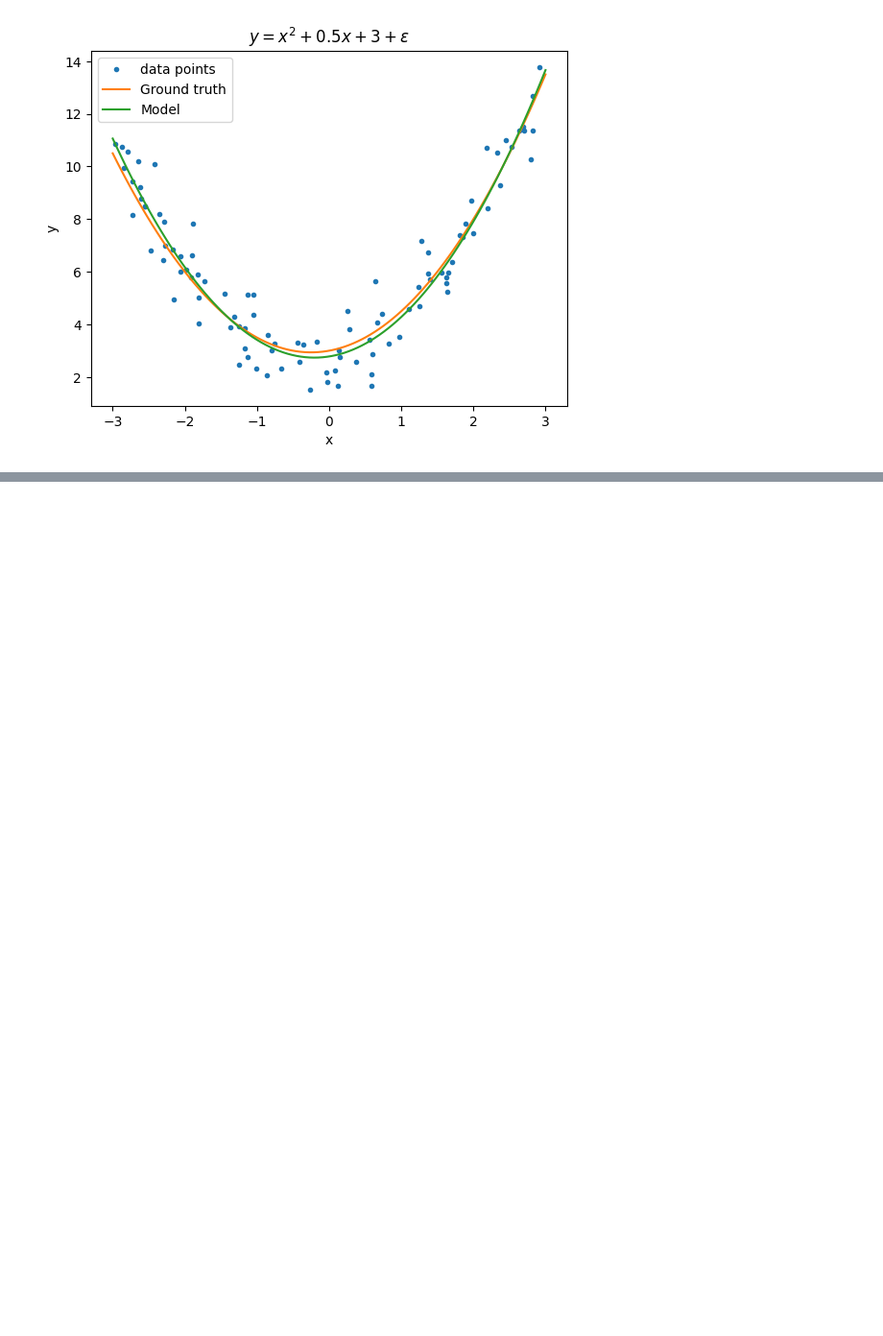
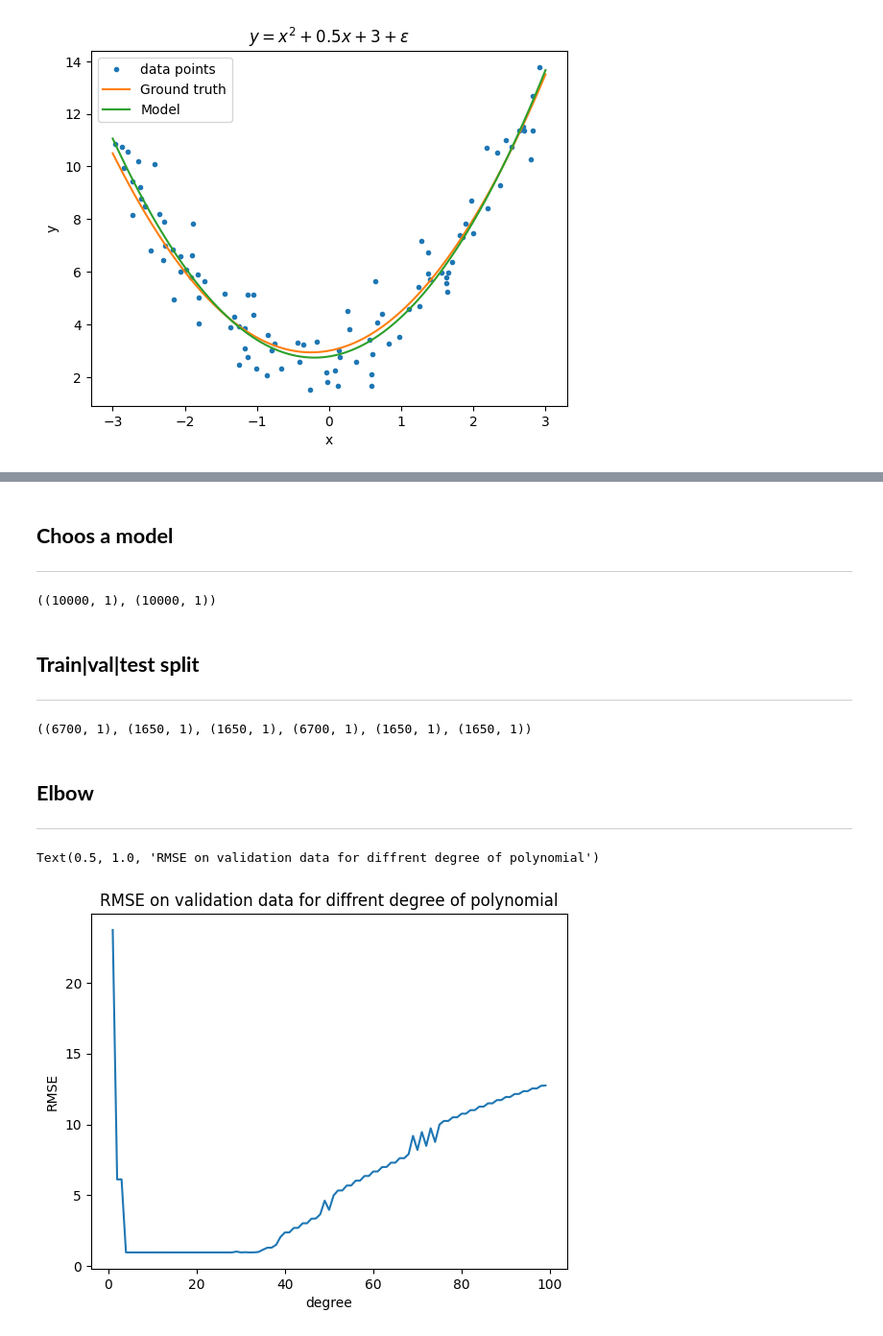
Before and after one commit to Canesp/Machine-learning-Philip-de-Canesie, a Jupyter notebook: Code-along/LEc-04.ipynb, the cells around one changed output, grey strips where cells are left out. Shown: that part at 96% size. Drawn from its saved outputs; the diff is of its cells as text; code cells hidden in the pictures; blank space fills up the shorter version.

```diff
--- a/Code-along/LEc-04.ipynb
+++ b/Code-along/LEc-04.ipynb
@@ -79,0 +118,57 @@ ax.legend()
+# %% [markdown]
+## **Choos a model**
+
+---
+# %%
+np.random.seed(42)
+
+samples = 10000
+
+X = np.random.uniform(-3, 3, (samples, 1))
+f = lambda x: x ** 4 + x ** 2 +0.5 * x + 3
+y = f(X) + np.random.randn(samples, 1)
+
+X.shape, y.shape
+# %% [output]
+((10000, 1), (10000, 1))
+# %% [markdown]
+## **Train|val|test split**
+
+---
+# %%
+from sklearn.model_selection import train_test_split
+
+X_train, X_test, y_train, y_test = train_test_split(X, y, test_size=0.33, random_state=42)
+X_val, X_test, y_val, y_test = train_test_split(X_test, y_test, test_size=0.5, random_state=42)
+
+X_train.shape, X_test.shape, X_val.shape, y_train.shape, y_test.shape, y_val.shape
+# %% [output]
+((6700, 1), (1650, 1), (1650, 1), (6700, 1), (1650, 1), (1650, 1))
+# %% [markdown]
+## **Elbow**
+
+---
+# %%
+from sklearn.metrics import mean_squared_error
+
+RMSE_val = []
+
+for degree in range(1, 100):
+    model_poly = PolynomialFeatures(degree, include_bias=False)
+    train_features = model_poly.fit_transform(X_train)
+    val_features = model_poly.fit_transform(X_val)
+    model_linear_regression = LinearRegression()
+
+    model_linear_regression.fit(train_features, y_train)
+
+    y_pred_val = model_linear_regression.predict(val_features)
+
+    RMSE_val.append(np.sqrt(mean_squared_error(y_val, y_pred_val)))
+# %%
+plt.plot(range(1, 100), RMSE_val)
+plt.xlabel("degree")
+plt.ylabel("RMSE")
+plt.title("RMSE on validation data for diffrent degree of polynomial")
+# %% [output]
+Text(0.5, 1.0, 'RMSE on validation data for diffrent degree of polynomial')
+[figure, added]
```
Also changed, not shown: parts of 5 cells of this notebook, 1 other file.
